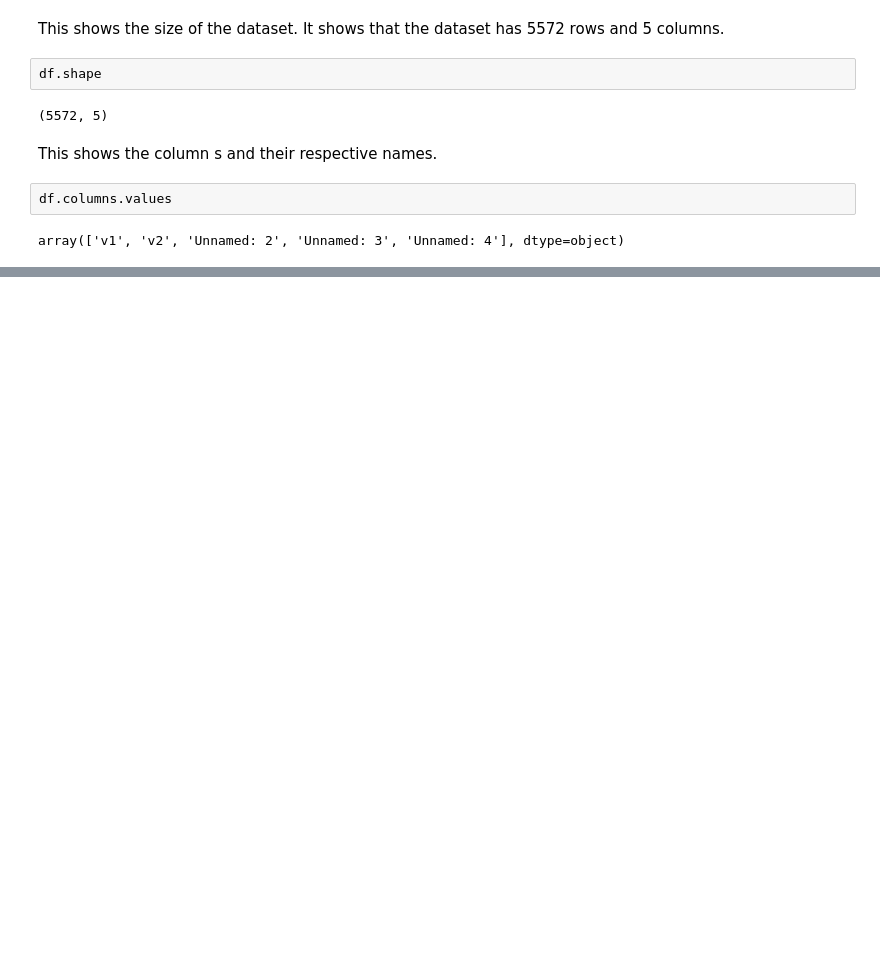
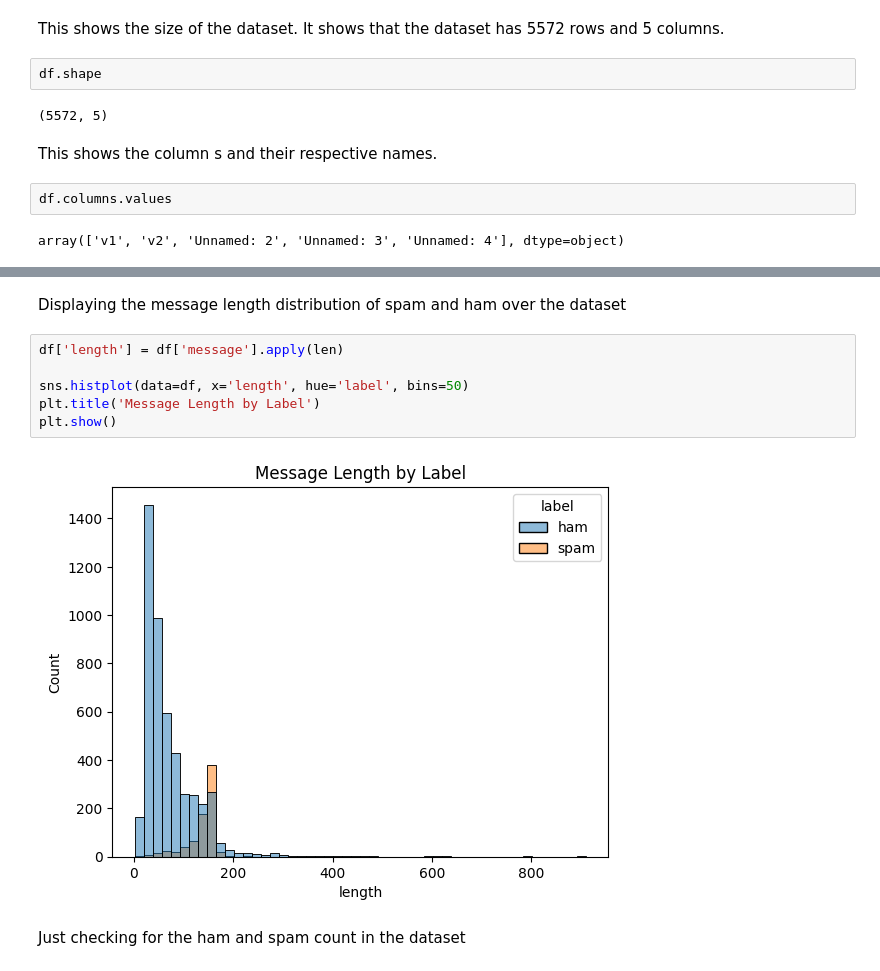
Before and after one commit to ATWIINETIRZAH/Data-Science-Projects, a Jupyter notebook: SMS-Spam-Detection/notebook/sms_spam_detection.ipynb, the cells around one changed output, grey strips where cells are left out. Saved outputs shown, nothing was run; the diff lists cells and outputs as text; blank space fills up the shorter version.

```diff
--- a/SMS-Spam-Detection/notebook/sms_spam_detection.ipynb
+++ b/SMS-Spam-Detection/notebook/sms_spam_detection.ipynb
@@ -84,0 +109,12 @@ array(['v1', 'v2', 'Unnamed: 2', 'Unnamed: 3', 'Unnamed: 4'], dtype=object)
+# %% [markdown]
+Displaying the message length distribution of spam and ham over the dataset
+# %%
+df['length'] = df['message'].apply(len)
+
+sns.histplot(data=df, x='length', hue='label', bins=50)
+plt.title('Message Length by Label')
+plt.show()
+# %% [output]
+[figure, added]
+# %% [markdown]
+Just checking for the ham and spam count in the dataset
```
Also changed, not shown: parts of 8 cells of this notebook.
